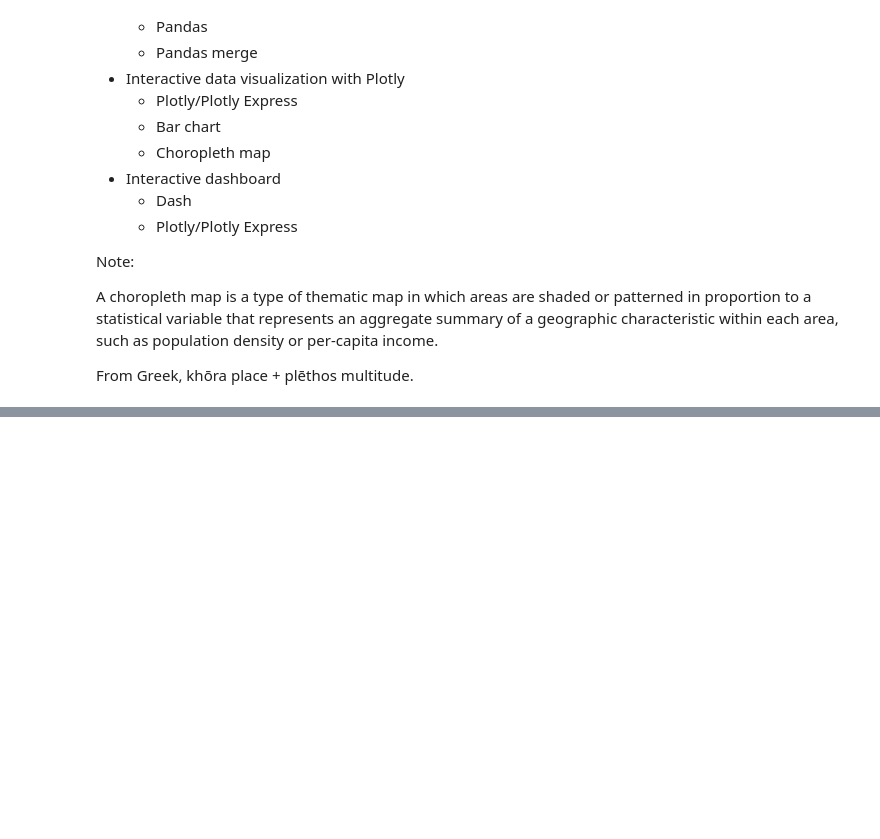
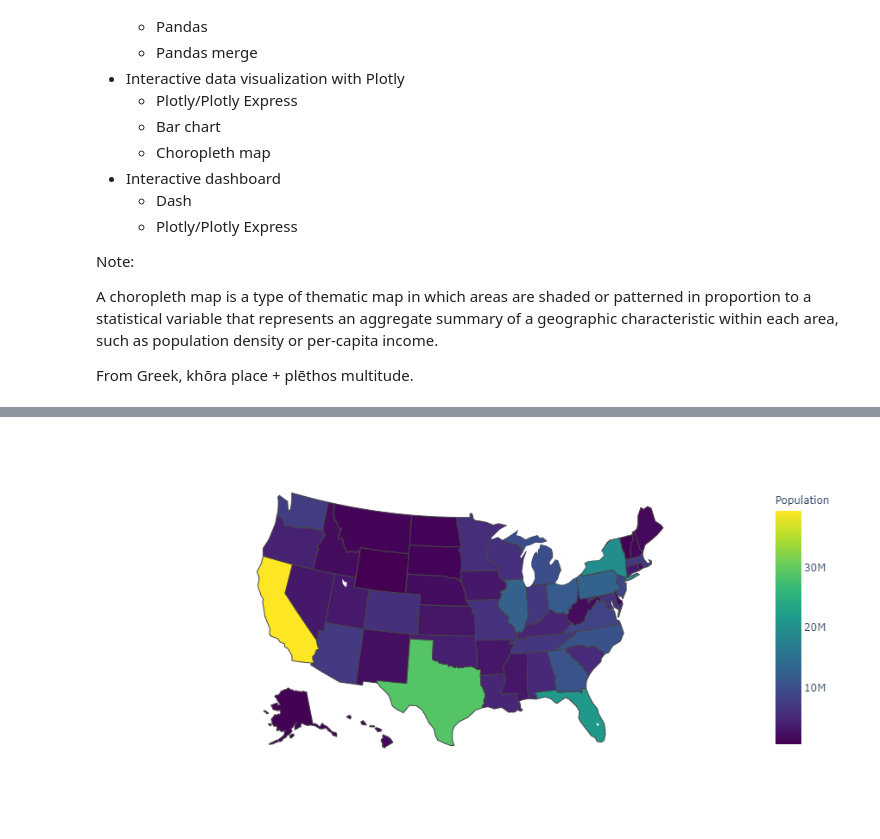
Before and after one commit to pythonbooks/case-study-01, a Jupyter notebook: us_pop.ipynb, the cells around one changed output, grey strips where cells are left out. Drawn from its saved outputs; the diff is of its cells as text; code cells hidden in the pictures; blank space fills up the shorter version.

```diff
--- a/us_pop.ipynb
+++ b/us_pop.ipynb
@@ -105,3 +308,3 @@ state_fips.head()
 # %%
-df4 = pd.merge(df3, state_fips, on="State", how="inner")
-df4
+df3 = pd.merge(df2, state_fips, on="State", how="inner")
+df3
@@ -115,13 +329,15 @@ states["features"][0]
 # %%
-fig = px.choropleth(df4,
+fig = px.choropleth(df3,
                     locations='ST',
                     color='Population',
                     color_continuous_scale="Viridis",
                     scope="usa",
                     hover_name="State",
                     locationmode = 'USA-states',
                     labels={'ST':'State'}
 )
 
 #fig.update_layout(margin={"r":0,"t":0,"l":0,"b":0})
 fig.show()
+# %% [output]
+[figure, added]
```
Also changed, not shown: parts of 19 cells of this notebook.
